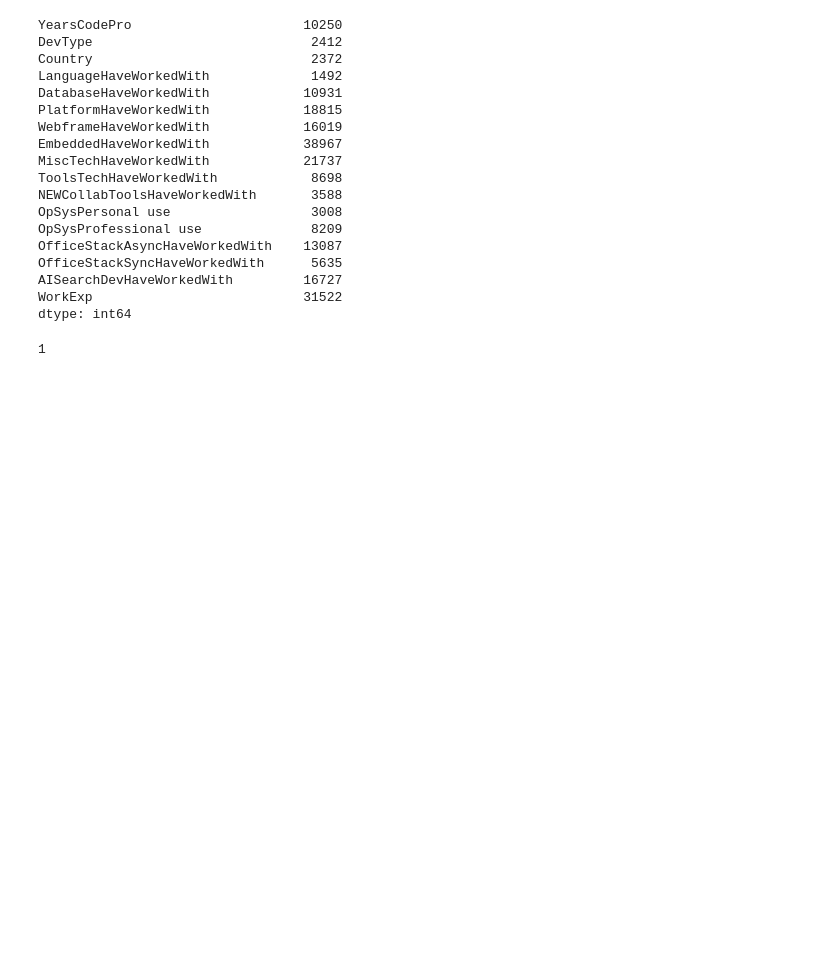
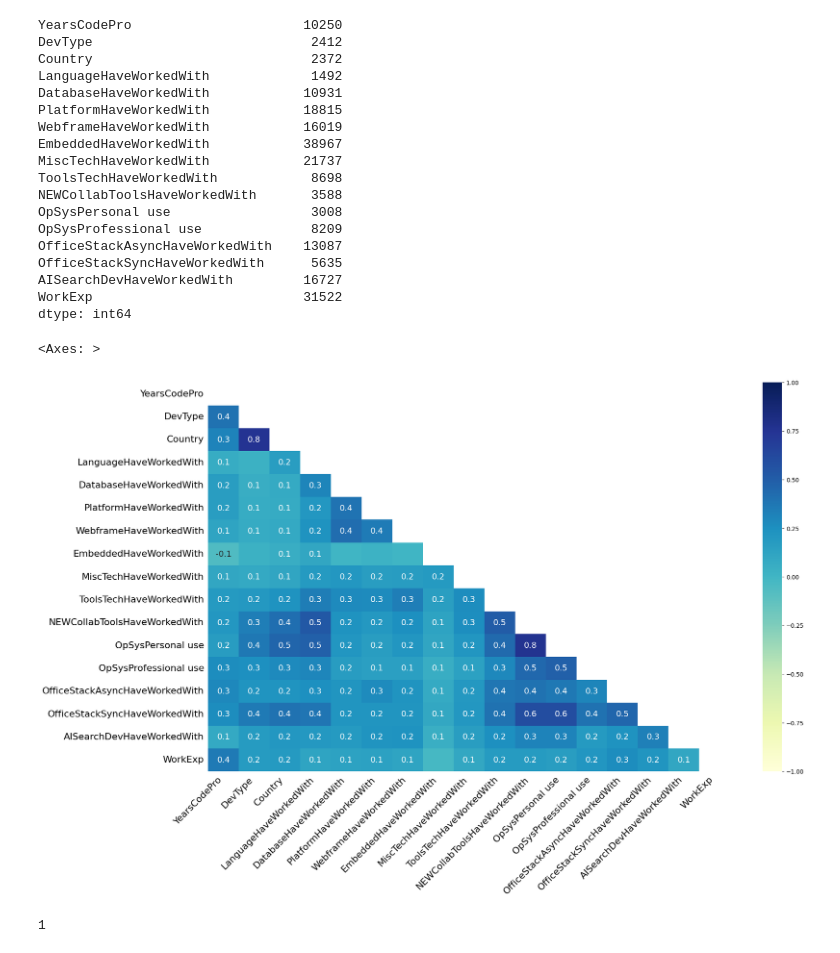
Before and after one commit to YoussefMakram27/Stack_overflow_survey_2024, a Jupyter notebook: 01-data_cleaning.ipynb, the cells around one changed output. Cells and saved outputs as stored; diff of their text form; code cells hidden in the pictures; blank space fills up the shorter version.

```diff
--- a/01-data_cleaning.ipynb
+++ b/01-data_cleaning.ipynb
@@ -88,6 +96,11 @@ OfficeStackSyncHaveWorkedWith      5635
 AISearchDevHaveWorkedWith         16727
 WorkExp                           31522
 dtype: int64
+# %%
+msno.heatmap(df, cmap='YlGnBu')
+# %% [output]
+<Axes: >
+[figure, added]
 # %%
 # check number of rows with all columns contain null values
 df[df.isnull().sum(axis=1) == 17].shape[0]
```
Also changed, not shown: parts of 18 cells of this notebook, 2 other files.
